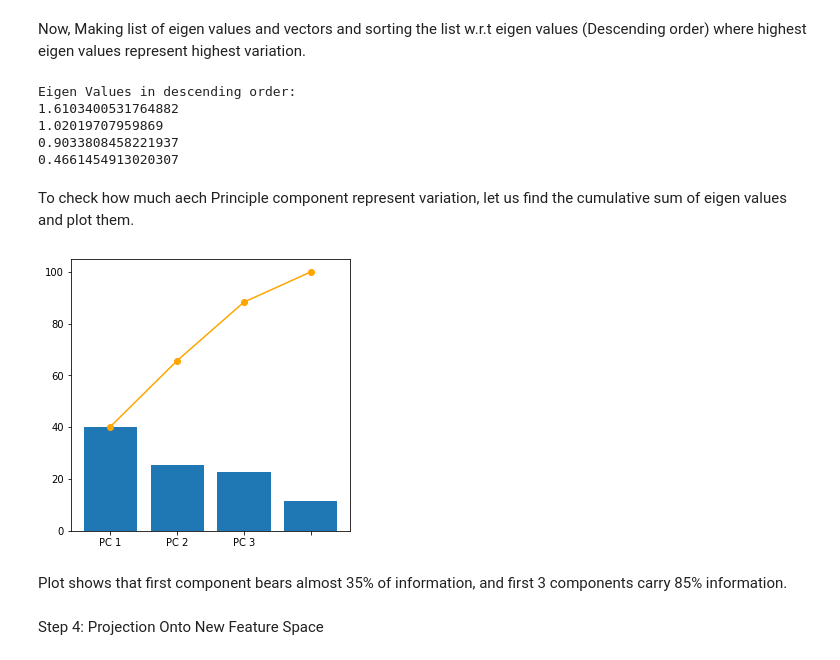
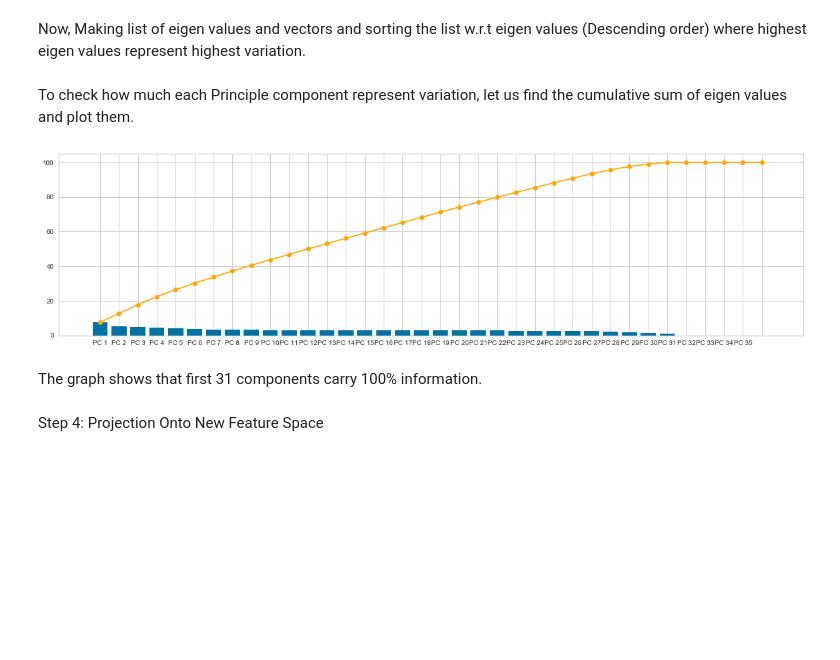
Before and after one commit to Long1911/machine_learning, a Jupyter notebook: assignment4.ipynb, the cells around one changed output. Saved outputs shown, nothing was run; the diff lists cells and outputs as text; code cells hidden in the pictures; blank space fills up the shorter version.

```diff
--- a/assignment4.ipynb
+++ b/assignment4.ipynb
@@ -364,3 +381,4 @@ memory usage: 4.8+ MB
 # %%
-# dataset = dataset.dropna()
-# dataset.isnull().sum()
+# xoa cac missing value, luc nay du lieu con lai gan 70%
+dataset = dataset.dropna()
+dataset.isnull().sum()
@@ -547,0 +565,4 @@ Reject H0, SellerG_level la Key factor cua Price
+# %%
+# encoding cho cac categorical features
+data_enc = pd.get_dummies(dataset, columns = ['Type','Method','Regionname','Quarter_of_year','SellerG_level'])
+data_enc.shape
@@ -548,12 +571,10 @@ Reject H0, SellerG_level la Key factor cua Price
 # %%
 # Split
 # Create features variable
-X = dataset[['Rooms', 'Distance', 'Postcode', 'Propertycount']]
-# X = dataset[['Rooms', 'Distance', 'Propertycount']]
+X = data_enc.drop('Price',axis = 1)
 # Create target variable
-y = dataset['Price']
+y = data_enc['Price']
 
 # # Train, test, split
-from sklearn.model_selection import train_test_split
 X_train, X_test, y_train, y_test = train_test_split(X,y, test_size = .20, random_state= 0)
 # %%
@@ -628,33 +650,27 @@ pairs = [(np.abs(eigen_values[i]), eigen_vectors[:,i]) for i in range(len(eigen_
 pairs.sort()
 pairs.reverse()
 
-print('Eigen Values in descending order:')
-for i in pairs:
-    print(i[0])
+# print('Eigen Values in descending order:')
+# for i in pairs:
+#     print(i[0])
-# %% [output]
-Eigen Values in descending order:
-1.6103400531764882
-1.02019707959869
-0.9033808458221937
-0.4661454913020307
 # %% [markdown]
-To check how much aech Principle component represent variation, let us find the cumulative sum of eigen values and plot them.
+To check how much each Principle component represent variation, let us find the cumulative sum of eigen values and plot them.
 # %%
 tot = sum(eigen_values)
 var_per = [(i / tot)*100 for i in sorted(eigen_values, reverse=True)]
 cum_var_per = np.cumsum(var_per)
 
-plt.figure(figsize=(5,5))
+plt.figure(figsize=(20,5))
 x=['PC %s' %i for i in range(1,len(var_per))]
 ind = np.arange(len(var_per))
 plt.bar(ind,var_per)
 plt.xticks(ind,x);
 plt.plot(ind,cum_var_per,marker="o",color='orange')
 plt.xticks(ind,x);
 # %% [output]
-[figure, old version]
+[figure, new version]
-# %% [markdown]
-Plot shows that first component bears almost 35% of information, and first 3 components carry 85% information.
+# %% [markdown]
+The graph shows that first 31 components carry 100% information.
 # %% [markdown]
 Step 4: Projection Onto New Feature Space
 # %% [markdown]
```
Also changed, not shown: parts of 81 cells of this notebook.
